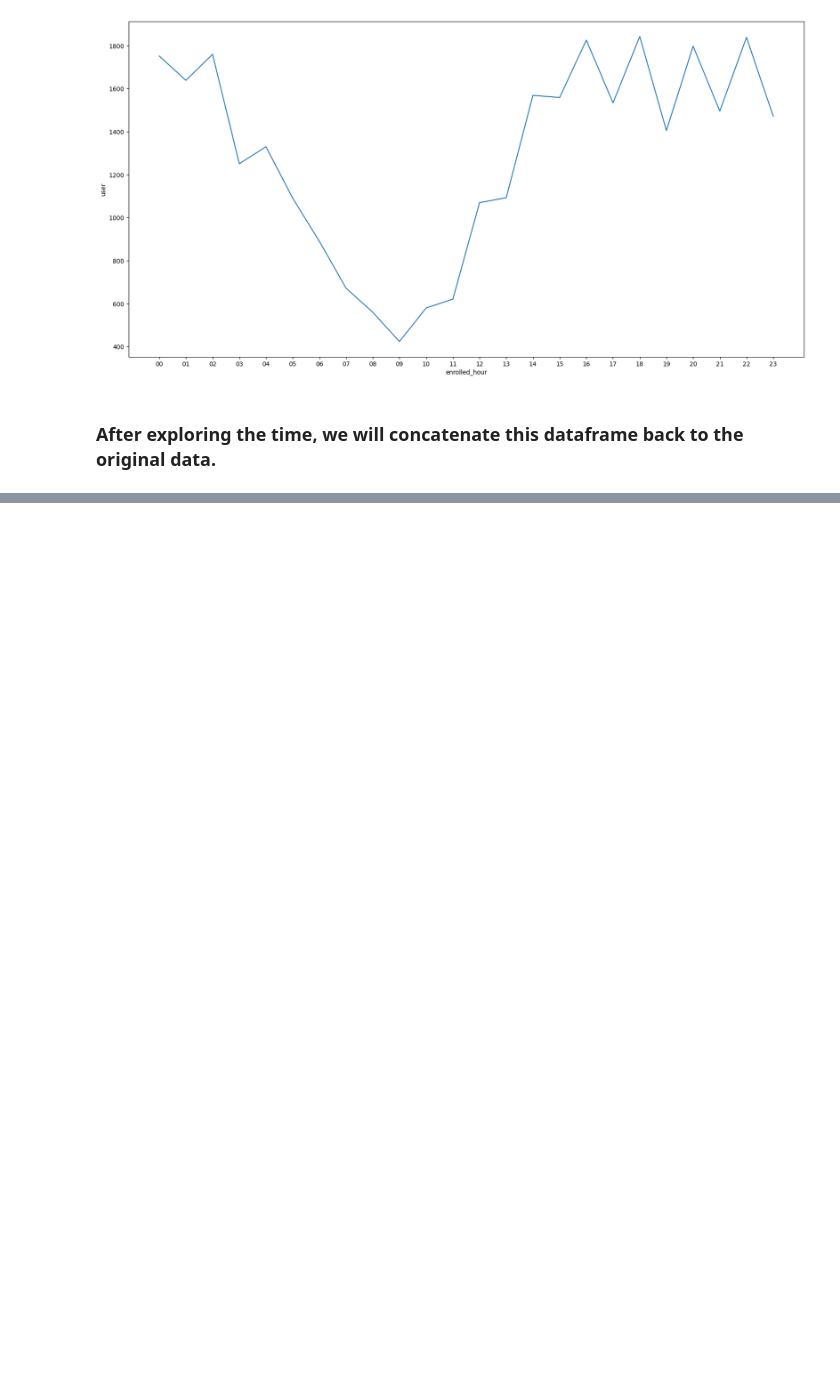
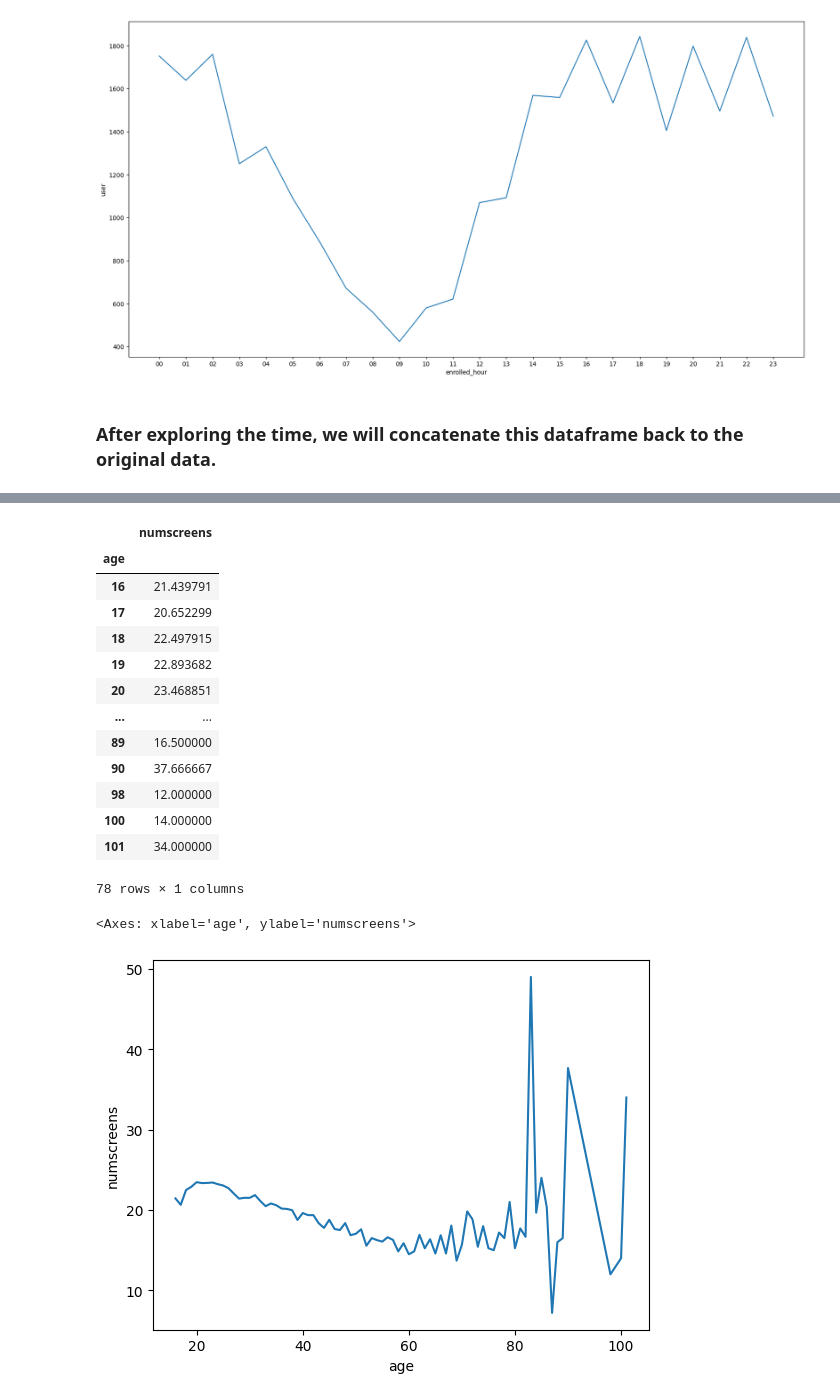
Before and after one commit to Verionyang/Project-_User_usage_Banking_App, a Jupyter notebook: Notebooks/Untitled.ipynb, the cells around one changed output, grey strips where cells are left out. Saved outputs shown, nothing was run; the diff lists cells and outputs as text; code cells hidden in the pictures; blank space fills up the shorter version.

```diff
--- a/Notebooks/Untitled.ipynb
+++ b/Notebooks/Untitled.ipynb
@@ -275,4 +275,11 @@ data.head(5)
 | 3 | 234192 | 2013-07-05 16:08:46.354 | 4 | 16:00:00 | 28 | product_review,Home,product_revie... | 40 | 0 | ... |
 | 4 | 51549 | 2013-02-26 18:50:48.661 | 1 | 18:00:00 | 31 | idscreen,joinscreen,Cycle,Credit3... | 32 | 0 | ... |
 # %%
-data = data.drop(columns=['first_open'])
+data2 = data.copy()
+df_time2=df_time.copy()
+data2 = data2.drop(columns=['first_open','hour','enrolled_date'])
+df_time2 = df_time2.drop(columns='user',axis=1)
+
+user = pd.concat([data2,df_time2],axis=1)
+
+user.head()
@@ -278,0 +293,6 @@ data = data.drop(columns=['first_open'])
+# %%
+col = user.columns.tolist()
+col = col[0:1]+col[-7:-3]+col[1:2]+col[-1:]+col[2:9]+col[-3:-1]
+
+user = user[col]
+user.head()
@@ -278,0 +336,22 @@ data = data.drop(columns=['first_open'])
+# %%
+age_screen_agg = user.groupby('age').agg({'numscreens':'mean'})
+
+display(age_screen_agg)
+sns.lineplot(data = age_screen_agg, x='age',y='numscreens')
+# %% [output]
+|  | numscreens |
+| age |  |
+| 16 | 21.439791 |
+| 17 | 20.652299 |
+| 18 | 22.497915 |
+| 19 | 22.893682 |
+| 20 | 23.468851 |
+| ... | ... |
+| 89 | 16.500000 |
+| 90 | 37.666667 |
+| 98 | 12.000000 |
+| 100 | 14.000000 |
+| 101 | 34.000000 |
+78 rows × 1 columns
+<Axes: xlabel='age', ylabel='numscreens'>
+[figure, added]
```
Also changed, not shown: parts of 23 cells of this notebook, 2 other files.
